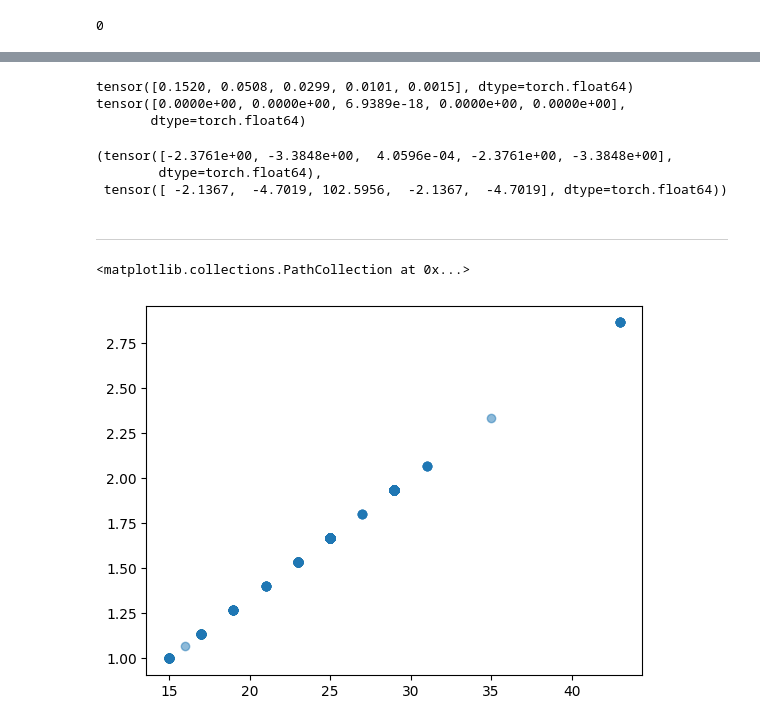
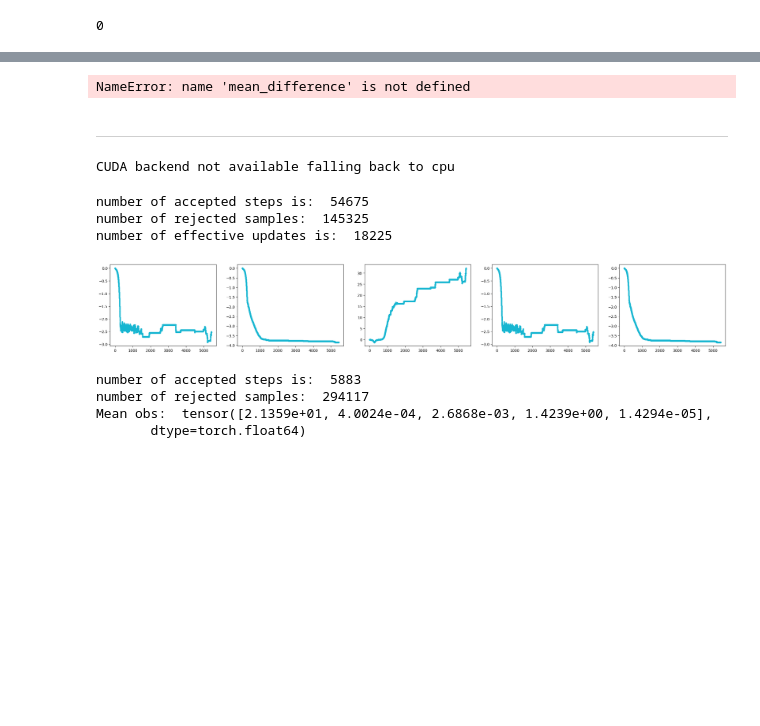
Before and after one commit to LorenzoTonet/torch_erg_experiments, a Jupyter notebook: Trees.ipynb, the cells around one changed output, grey strips where cells are left out. Drawn from its saved outputs; the diff is of its cells as text; code cells hidden in the pictures; blank space fills up the shorter version.

Commit message:
Some images, plot corrections and a function to do multilple runs of fitting-sampling

```diff
--- a/Trees.ipynb
+++ b/Trees.ipynb
@@ -185,27 +187,57 @@ c
 # %%
-print(mean_difference(sampler, input_graph, graphs))
-print(mean_difference(GWGsampler, input_graph, graphs2))
+print(mean_difference(sampler_five_stats, input_graph, graphs_five_stats))
+print(mean_difference(GWGsampler, input_graph, graphsGWG))
 # %% [output]
-tensor([0.1520, 0.0508, 0.0299, 0.0101, 0.0015], dtype=torch.float64)
-tensor([0.0000e+00, 0.0000e+00, 6.9389e-18, 0.0000e+00, 0.0000e+00],
-       dtype=torch.float64)
+NameError: name 'mean_difference' is not defined
-# %%
-params_for_estimates, params_for_estimates2
-# %% [output]
-(tensor([-2.3761e+00, -3.3848e+00,  4.0596e-04, -2.3761e+00, -3.3848e+00],
-        dtype=torch.float64),
- tensor([ -2.1367,  -4.7019, 102.5956,  -2.1367,  -4.7019], dtype=torch.float64))
 # %% [markdown]
 ---
-# %%
-obs_from_sample = torch.stack([o for o in observablesGWG]).numpy()
-stat0 = obs_from_sample[:, 0]
-stat1 = obs_from_sample[:, 1]
-stat2 = obs_from_sample[:, 2]
-stat3 = obs_from_sample[:, 3]
-stat4 = obs_from_sample[:, 4]
-
-plt.scatter(stat0, stat3, alpha=0.5)
-# %% [output]
-<matplotlib.collections.PathCollection at 0x...>
-[figure, removed]
+# %%
+class MyGWGSampler(GWGSampler):
+    def __init__(self, backend: str):
+        super().__init__(backend)
+
+    def observables(self,mtx):
+
+        edges = torch.sum(mtx)/2
+        triangles = torch.trace(torch.matmul(torch.matmul(mtx,mtx),mtx))/6
+        ac = torch.linalg.eigvalsh(laplacian_matrix(mtx))[1]
+        avg_degree = torch.sum(mtx, dim=1).mean()
+        avg_clustering = avg_clustering_coeff(mtx)
+
+        return(torch.stack([edges, triangles, ac, avg_degree, avg_clustering]))
+
+betas = torch.tensor([0., 0., 0., 0., 0.], dtype=float)
+GWGsampler2 = MyGWGSampler(backend="cuda")
+obsGWG2 = GWGsampler2.observables(input_graph)
+
+paramsGWG2, _ = GWGsampler2.param_run(graph=input_graph,
+                      observables=obsGWG2,
+                      params=betas,
+                      niter=niter,
+                      params_update_every=update_steps,
+                      save_every=50,
+                      save_params=True,
+                      alpha=alpha,
+                      min_change=min_change)
+# %% [output]
+CUDA backend not available falling back to cpu
+number of accepted steps is:  54675
+number of rejected samples:  145325
+number of effective updates is:  18225
+# %%
+plot_params_iterations(paramsGWG2)
+# %% [output]
+[figure, added]
+# %%
+params_for_estimates2 = torch.stack(paramsGWG2[-100:]).mean(axis = 0)
+# run in sample mode, without parameter modifications
+observablesGWG2, graphsGWG2 = GWGsampler2.sample_run(graph=input_graph,
+                      observables=obsGWG2,
+                      params=params_for_estimates2,
+                      niter=300000,
+                      save_every=100)
+# %% [output]
+number of accepted steps is:  5883
+number of rejected samples:  294117
+Mean obs:  tensor([2.1359e+01, 4.0024e-04, 2.6868e-03, 1.4239e+00, 1.4294e-05],
+       dtype=torch.float64)
```
Also changed, not shown: parts of 14 cells of this notebook, 4 other files.
